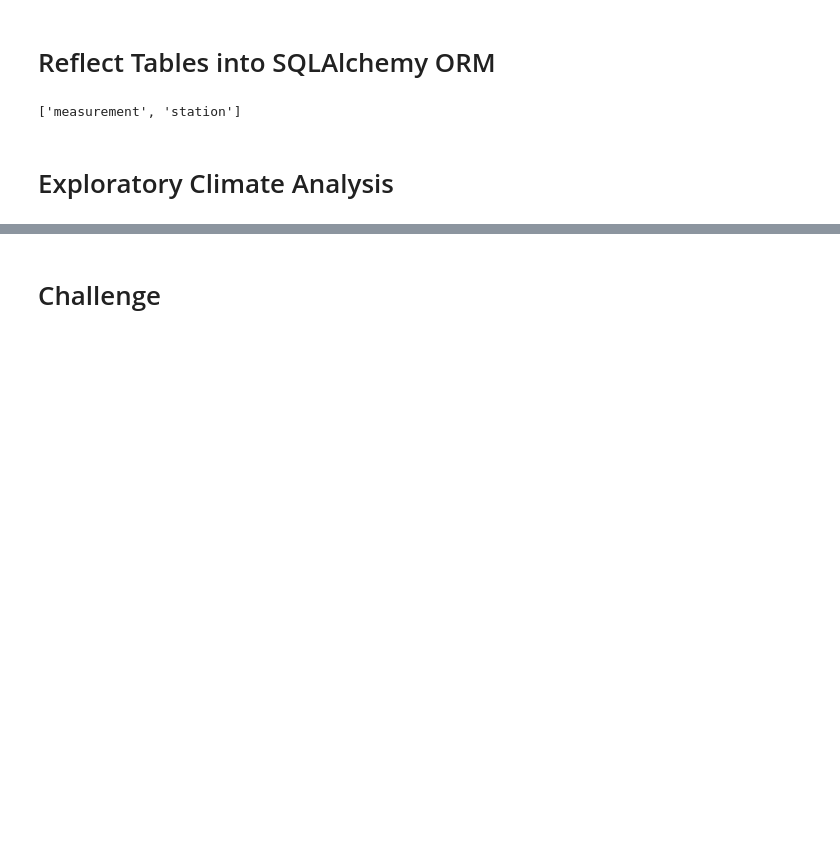
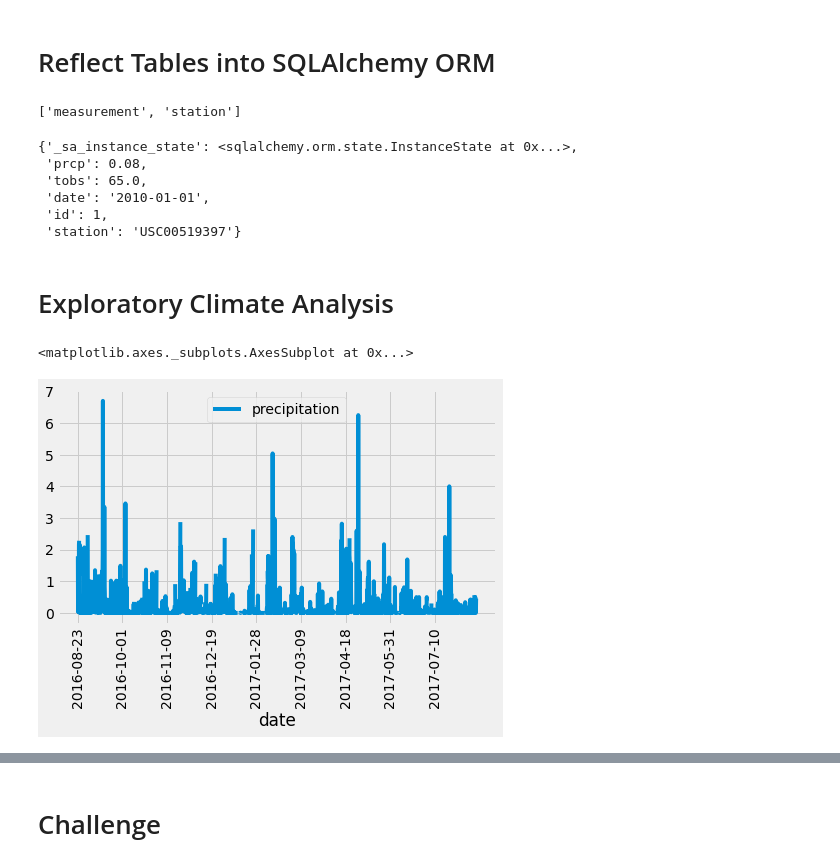
Before and after one commit to skanab/surfs_up, a Jupyter notebook: climate_analysis.ipynb, the cells around one changed output, grey strips where cells are left out. Cells and saved outputs as stored; diff of their text form; code cells hidden in the pictures; blank space fills up the shorter version.

```diff
--- a/climate_analysis.ipynb
+++ b/climate_analysis.ipynb
@@ -34,20 +34,34 @@ Measurement = Base.classes.measurement
 Station = Base.classes.station
 # %%
 # Create our session (link) from Python to the DB
+session = Session(engine)
+session.query(Measurement).first().__dict__
+# %% [output]
+{'_sa_instance_state': <sqlalchemy.orm.state.InstanceState at 0x...>,
+ 'prcp': 0.08,
+ 'tobs': 65.0,
+ 'date': '2010-01-01',
+ 'id': 1,
+ 'station': 'USC00519397'}
 # %% [markdown]
 # Exploratory Climate Analysis
 # %%
 # Design a query to retrieve the last 12 months of precipitation data and plot the results.
 #Starting from the last data point in the database.
-
+prev_year = dt.date(2017, 8, 23)
 # Calculate the date one year from the last date in data set.
-
+prev_year = dt.date(2017, 8, 23) - dt.timedelta(days=365)
 # Perform a query to retrieve the data and precipitation scores
-
+results = session.query(Measurement.date, Measurement.prcp).filter(Measurement.date >= prev_year).all()
 # Save the query results as a Pandas DataFrame and set the index to the date column
-
+df = pd.DataFrame(results, columns=['date','precipitation'])
+df.set_index(df['date'], inplace=True)
 # Sort the dataframe by date
-
+df = df.sort_index()
 # Use Pandas Plotting with Matplotlib to plot the data
+df.plot(rot=90,x_compat=False, figsize=(7,4), xticks=range(0, len(df), 250))
+# %% [output]
+<matplotlib.axes._subplots.AxesSubplot at 0x...>
+[figure, added]
 # %%
 # Use Pandas to calcualte the summary statistics for the precipitation data
```
Also changed, not shown: parts of 6 cells of this notebook, 4 other files.
